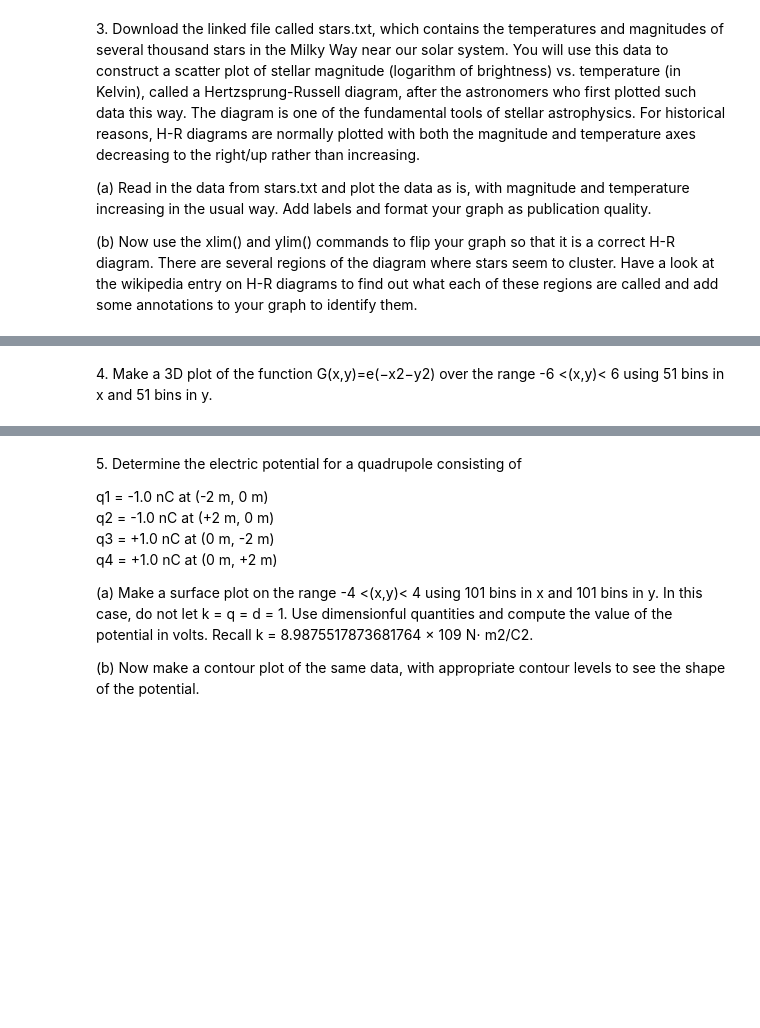
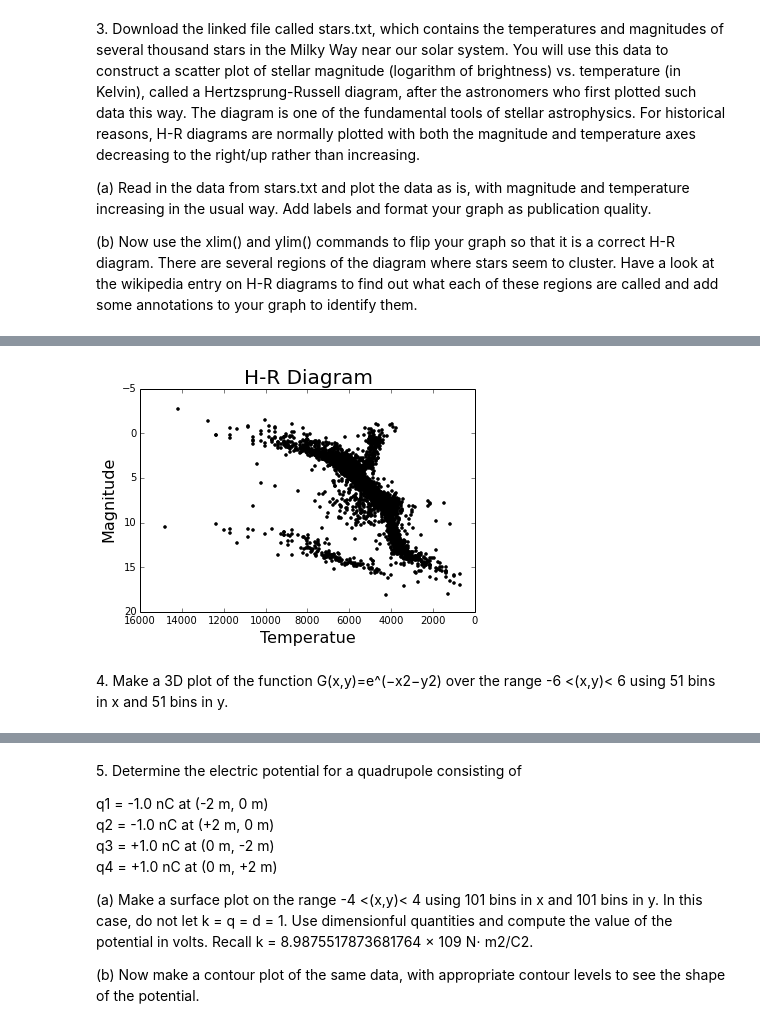
Before and after one commit to cspearso/PHYS202-S14, a Jupyter notebook: Graphics/GraphicsExercises.ipynb, the cells around one changed output, grey strips where cells are left out. Saved outputs shown, nothing was run; the diff lists cells and outputs as text; code cells hidden in the pictures; blank space fills up the shorter version.

```diff
--- a/Graphics/GraphicsExercises.ipynb
+++ b/Graphics/GraphicsExercises.ipynb
@@ -66,2 +94,13 @@ plt.show()
+# %%
+fig, ax2 = subplots(1,1)
+plt.plot(x1, y1, 'o', markersize=3, color="Black", label='T vs M')
+ax2.set_xlabel('Temperatue', fontsize=16)
+ax2.set_ylabel('Magnitude', fontsize=16)
+ax2.set_title('H-R Diagram', fontsize=20)
+plt.xlim(16000, 0)
+plt.ylim(20, -5)
+plt.show()
+# %% [output]
+[figure, added]
 # %% [markdown]
-4\. Make a 3D plot of the function G(x,y)=e(−x2−y2) over the range -6 <(x,y)< 6 using 51 bins in x and 51 bins in y.
+4\. Make a 3D plot of the function G(x,y)=e^(−x2−y2) over the range -6 <(x,y)< 6 using 51 bins in x and 51 bins in y.
```
Also changed, not shown: parts of 10 cells of this notebook, 5 other files.
